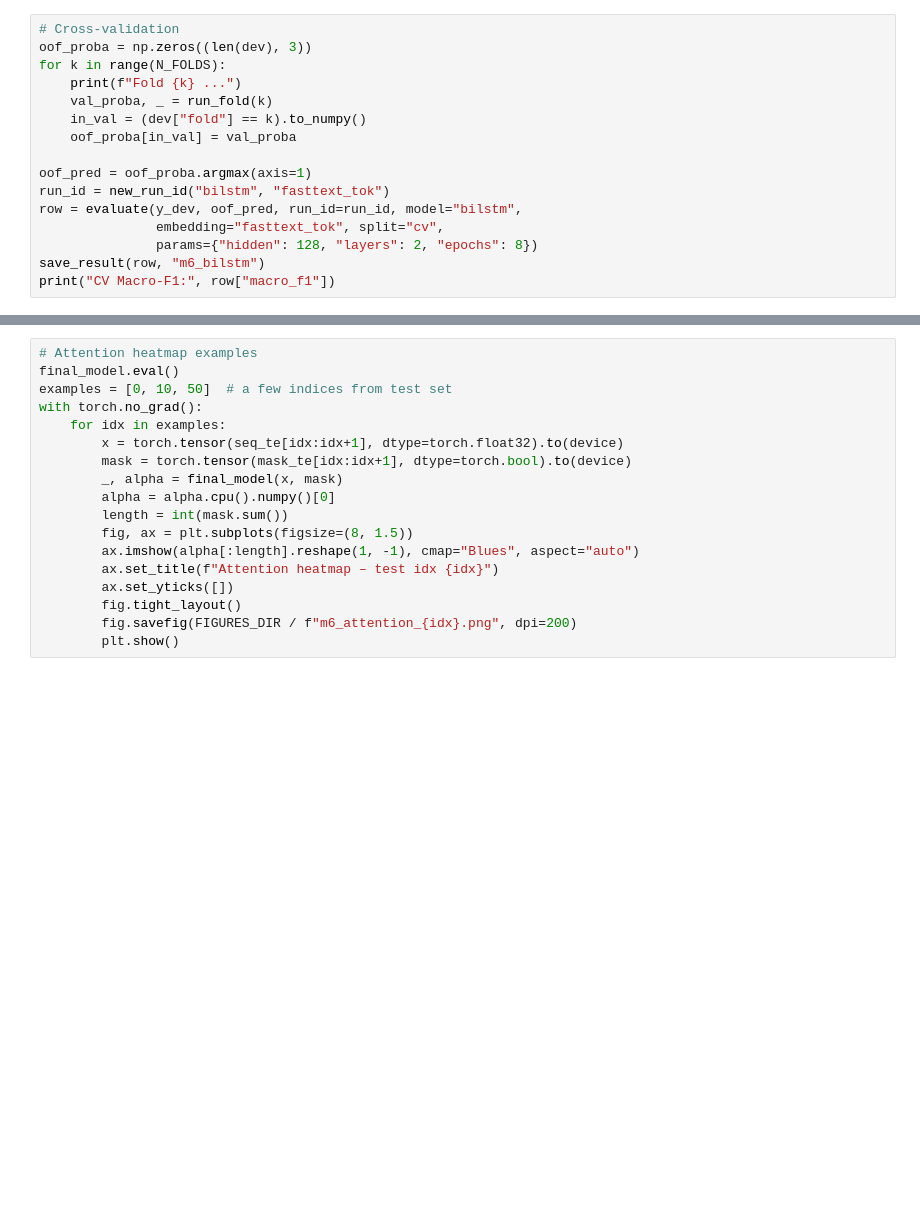
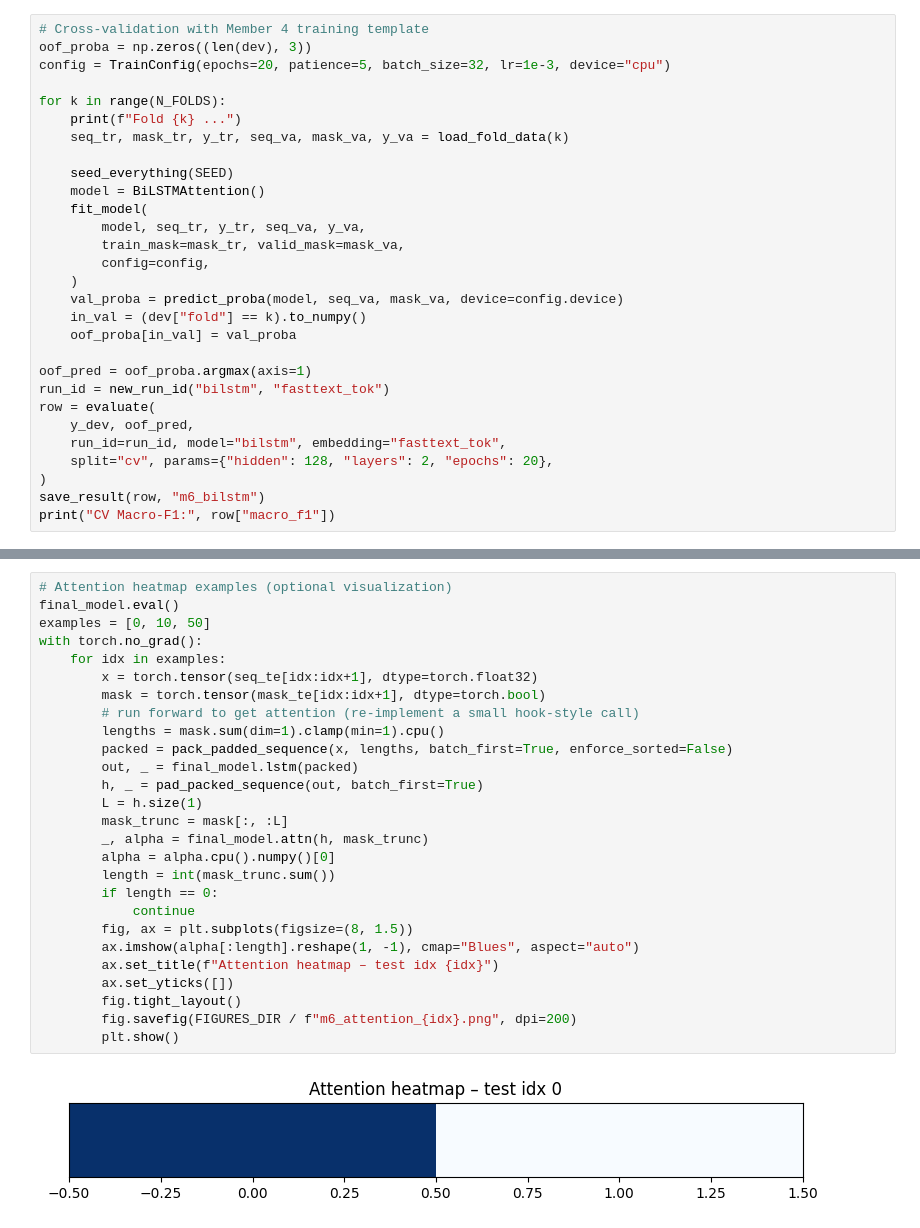
Before and after one commit to Gu-kai-lei/PolyU_DSAI4205_Group_Project, a Jupyter notebook: Member6_file/25_m6_bilstm.ipynb, the cells around one changed output, grey strips where cells are left out. Saved outputs shown, nothing was run; the diff lists cells and outputs as text; blank space fills up the shorter version.

```diff
--- a/Member6_file/25_m6_bilstm.ipynb
+++ b/Member6_file/25_m6_bilstm.ipynb
@@ -166,16 +119,29 @@ def run_fold(fold, epochs=8, batch_size=32, lr=1e-3):
 # %%
-# Cross-validation
+# Cross-validation with Member 4 training template
 oof_proba = np.zeros((len(dev), 3))
+config = TrainConfig(epochs=20, patience=5, batch_size=32, lr=1e-3, device="cpu")
+
 for k in range(N_FOLDS):
     print(f"Fold {k} ...")
-    val_proba, _ = run_fold(k)
+    seq_tr, mask_tr, y_tr, seq_va, mask_va, y_va = load_fold_data(k)
+
+    seed_everything(SEED)
+    model = BiLSTMAttention()
+    fit_model(
+        model, seq_tr, y_tr, seq_va, y_va,
+        train_mask=mask_tr, valid_mask=mask_va,
+        config=config,
+    )
+    val_proba = predict_proba(model, seq_va, mask_va, device=config.device)
     in_val = (dev["fold"] == k).to_numpy()
     oof_proba[in_val] = val_proba
 
 oof_pred = oof_proba.argmax(axis=1)
 run_id = new_run_id("bilstm", "fasttext_tok")
-row = evaluate(y_dev, oof_pred, run_id=run_id, model="bilstm",
-               embedding="fasttext_tok", split="cv",
-               params={"hidden": 128, "layers": 2, "epochs": 8})
+row = evaluate(
+    y_dev, oof_pred,
+    run_id=run_id, model="bilstm", embedding="fasttext_tok",
+    split="cv", params={"hidden": 128, "layers": 2, "epochs": 20},
+)
 save_result(row, "m6_bilstm")
 print("CV Macro-F1:", row["macro_f1"])
@@ -213,18 +195,29 @@ plot_confusion(y_test, test_pred, "BiLSTM + Attention (test)",
 # %%
-# Attention heatmap examples
+# Attention heatmap examples (optional visualization)
 final_model.eval()
-examples = [0, 10, 50]  # a few indices from test set
+examples = [0, 10, 50]
 with torch.no_grad():
     for idx in examples:
-        x = torch.tensor(seq_te[idx:idx+1], dtype=torch.float32).to(device)
-        mask = torch.tensor(mask_te[idx:idx+1], dtype=torch.bool).to(device)
-        _, alpha = final_model(x, mask)
+        x = torch.tensor(seq_te[idx:idx+1], dtype=torch.float32)
+        mask = torch.tensor(mask_te[idx:idx+1], dtype=torch.bool)
+        # run forward to get attention (re-implement a small hook-style call)
+        lengths = mask.sum(dim=1).clamp(min=1).cpu()
+        packed = pack_padded_sequence(x, lengths, batch_first=True, enforce_sorted=False)
+        out, _ = final_model.lstm(packed)
+        h, _ = pad_packed_sequence(out, batch_first=True)
+        L = h.size(1)
+        mask_trunc = mask[:, :L]
+        _, alpha = final_model.attn(h, mask_trunc)
         alpha = alpha.cpu().numpy()[0]
-        length = int(mask.sum())
+        length = int(mask_trunc.sum())
+        if length == 0:
+            continue
         fig, ax = plt.subplots(figsize=(8, 1.5))
         ax.imshow(alpha[:length].reshape(1, -1), cmap="Blues", aspect="auto")
         ax.set_title(f"Attention heatmap – test idx {idx}")
         ax.set_yticks([])
         fig.tight_layout()
         fig.savefig(FIGURES_DIR / f"m6_attention_{idx}.png", dpi=200)
         plt.show()
+# %% [output]
+[figure, added]
```
Also changed, not shown: parts of 9 cells of this notebook, 7 other files.
